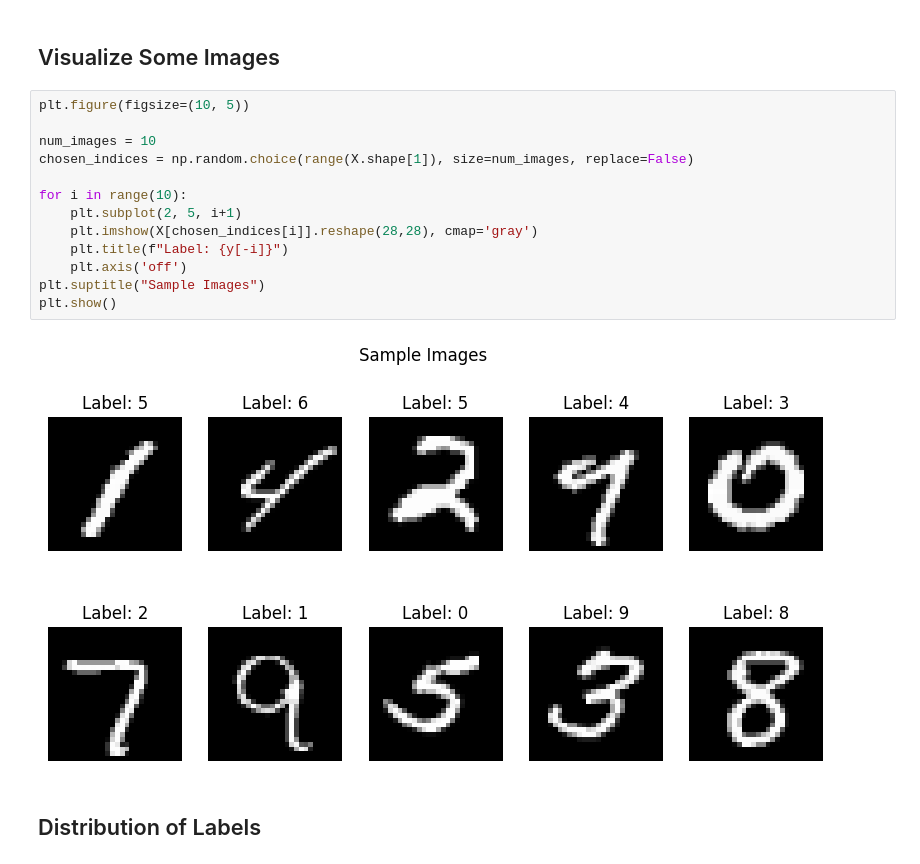
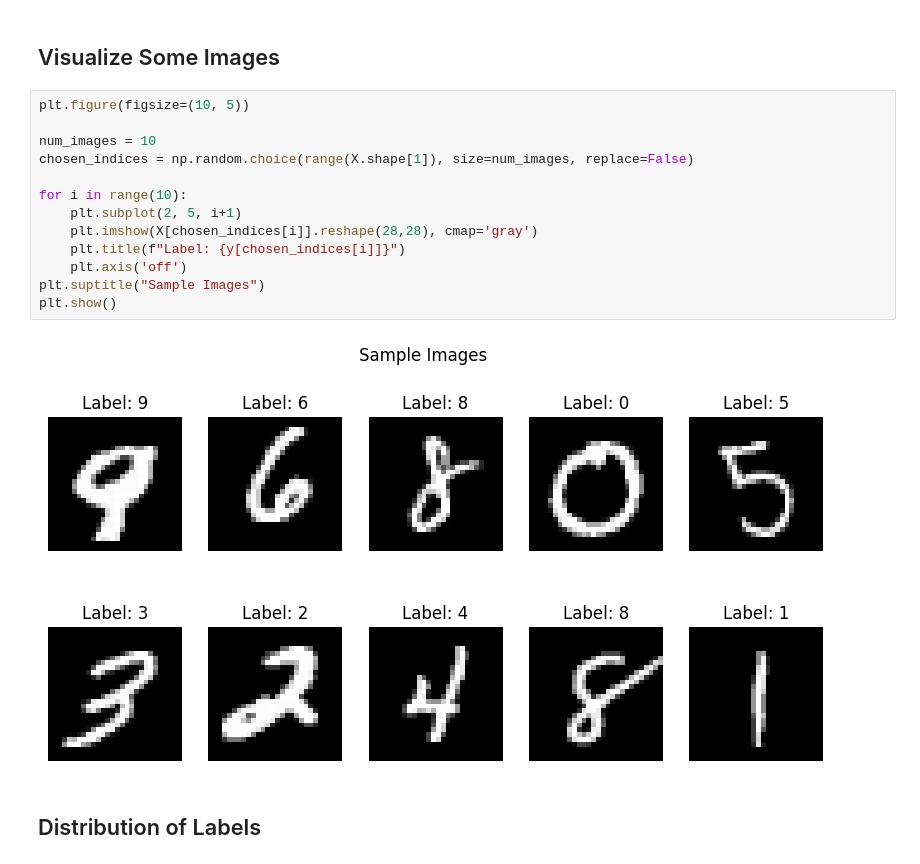
Before and after one commit to GBhavaniShankar/mnist-magicbox, a Jupyter notebook: data_analysis.ipynb, the cells around one changed output. Cells and saved outputs as stored; diff of their text form.

```diff
--- a/data_analysis.ipynb
+++ b/data_analysis.ipynb
@@ -24,18 +25,18 @@ Train labels shape: (70000,)
 # %%
 plt.figure(figsize=(10, 5))
 
 num_images = 10
 chosen_indices = np.random.choice(range(X.shape[1]), size=num_images, replace=False)
 
 for i in range(10):
     plt.subplot(2, 5, i+1)
     plt.imshow(X[chosen_indices[i]].reshape(28,28), cmap='gray')
-    plt.title(f"Label: {y[-i]}")
+    plt.title(f"Label: {y[chosen_indices[i]]}")
     plt.axis('off')
 plt.suptitle("Sample Images")
 plt.show()
 # %% [output]
-[figure, old version]
+[figure, new version]
 # %% [markdown]
 ## Distribution of Labels
 # %%
```
Also changed, not shown: parts of 5 cells of this notebook.
